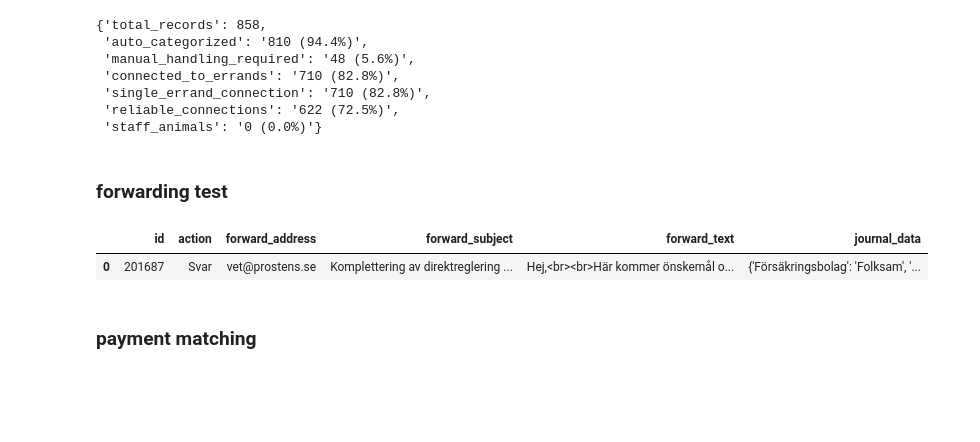
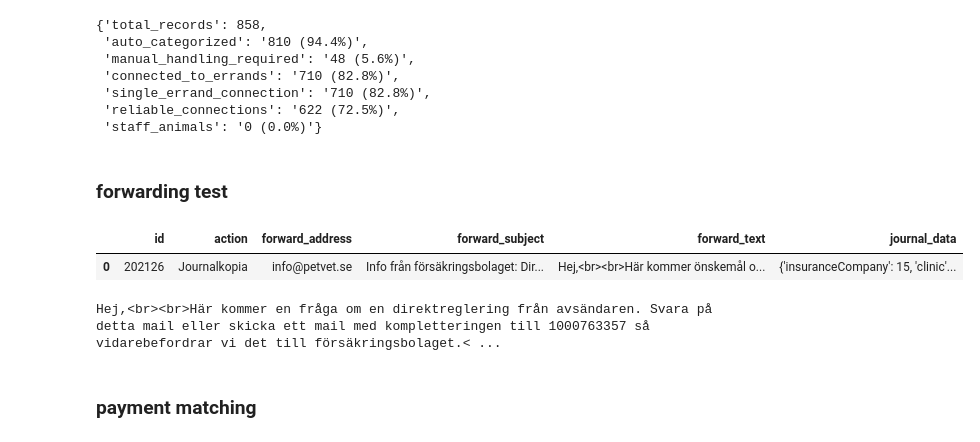
Before and after one commit to Jacque008/email_fastAPI, a Jupyter notebook: test.ipynb, the cells around one changed output. Drawn from its saved outputs; the diff is of its cells as text; code cells hidden in the pictures; blank space fills up the shorter version.

Commit message:
fix journalContactId

```diff
--- a/test.ipynb
+++ b/test.ipynb
@@ -55,16 +54,20 @@ all_records: 858, auto_categorized: 810, 94.41%, manual: 48, 5.59%,
 # %%
 import pandas as pd
 from app.services.services import DefaultServices
 from app.dataset.forward_dataset import ForwardDataset
-id = 201687
+id = 202126
 userId = 14
 df = pd.DataFrame([{ 'id': id, 'userId': userId}])
 ds = ForwardDataset(df=df, services=DefaultServices())
 forward = ds.do_forward()
 forward
 # %% [output]
 |  | id | action | forward_address | forward_subject | forward_text | journal_data |
-| 0 | 201687 | Svar | vet@prostens.se | Komplettering av direktreglering ... | Hej,<br><br>Här kommer önskemål o... | {'Försäkringsbolag': 'Folksam', '... |
+| 0 | 202126 | Journalkopia | info@petvet.se | Info från försäkringsbolaget: Dir... | Hej,<br><br>Här kommer önskemål o... | {'insuranceCompany': 15, 'clinic'... |
+# %%
+print(forward['forward_text'].iloc[0])
+# %% [output]
+Hej,<br><br>Här kommer en fråga om en direktreglering från avsändaren. Svara på detta mail eller skicka ett mail med kompletteringen till 1000763357 så vidarebefordrar vi det till försäkringsbolaget.< ...
 # %% [markdown]
 ### payment matching
 # %%
```
Also changed, not shown: parts of 1 cell of this notebook, 11 other files.
